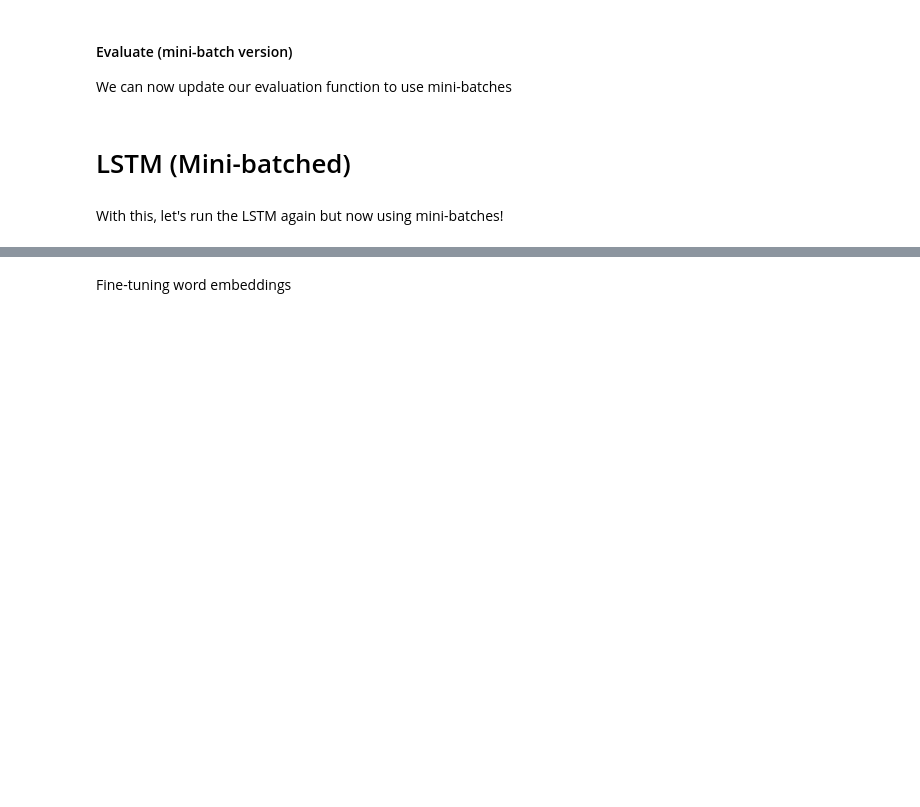
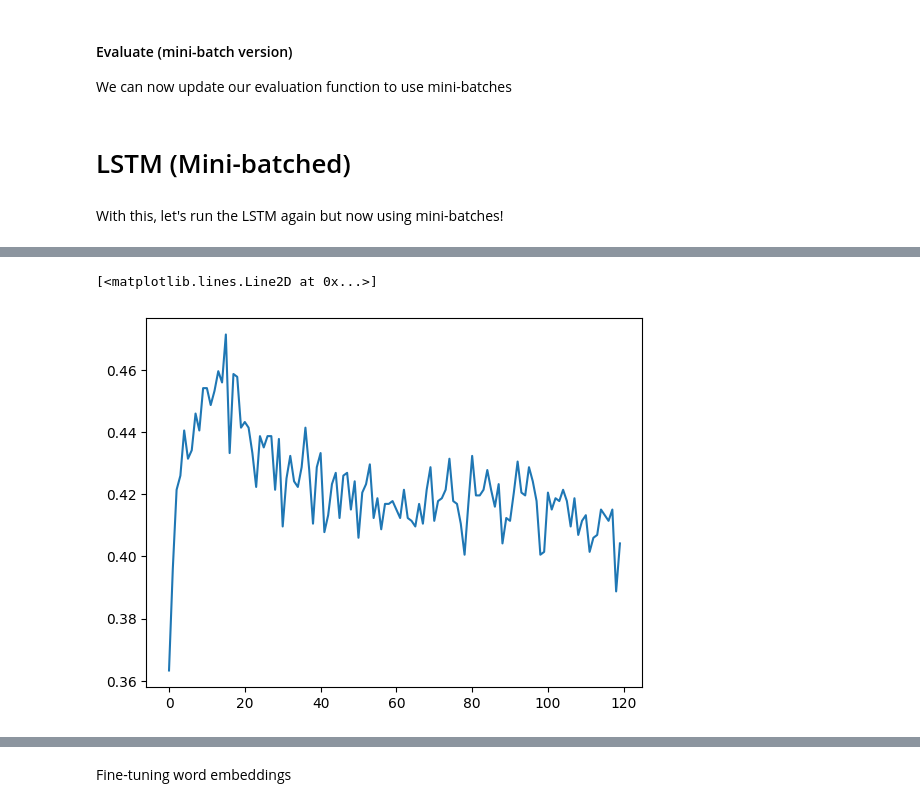
Before and after one commit to meherc99/nlp1-practicals, a Jupyter notebook: NLP1_2024_Practical_2.ipynb, the cells around one changed output, grey strips where cells are left out. Saved outputs shown, nothing was run; the diff lists cells and outputs as text; code cells hidden in the pictures; blank space fills up the shorter version.

Commit message:
Completed optimized LSTM and Mini-batched LSTM

```diff
--- a/NLP1_2024_Practical_2.ipynb
+++ b/NLP1_2024_Practical_2.ipynb
@@ -1258,7 +1301,7 @@ class LSTMClassifier(nn.Module):
     self.vocab = vocab
     self.hidden_dim = hidden_dim
     self.embed = nn.Embedding(vocab_size, embedding_dim, padding_idx=1)
-    self.rnn = MyLSTMCell(embedding_dim, hidden_dim)
+    self.rnn = MyLSTMCell2(embedding_dim, hidden_dim)
 
     self.output_layer = nn.Sequential(
         nn.Dropout(p=0.5),  # explained later
@@ -1543,4 +1660,8 @@ lstm_losses, lstm_accuracies = train_model(
 # %%
 # plot validation accuracy
+plt.plot(lstm_accuracies)
+# %% [output]
+[<matplotlib.lines.Line2D at 0x...>]
+[figure, added]
 # %%
 # plot training loss
```
Also changed, not shown: parts of 12 cells of this notebook.
